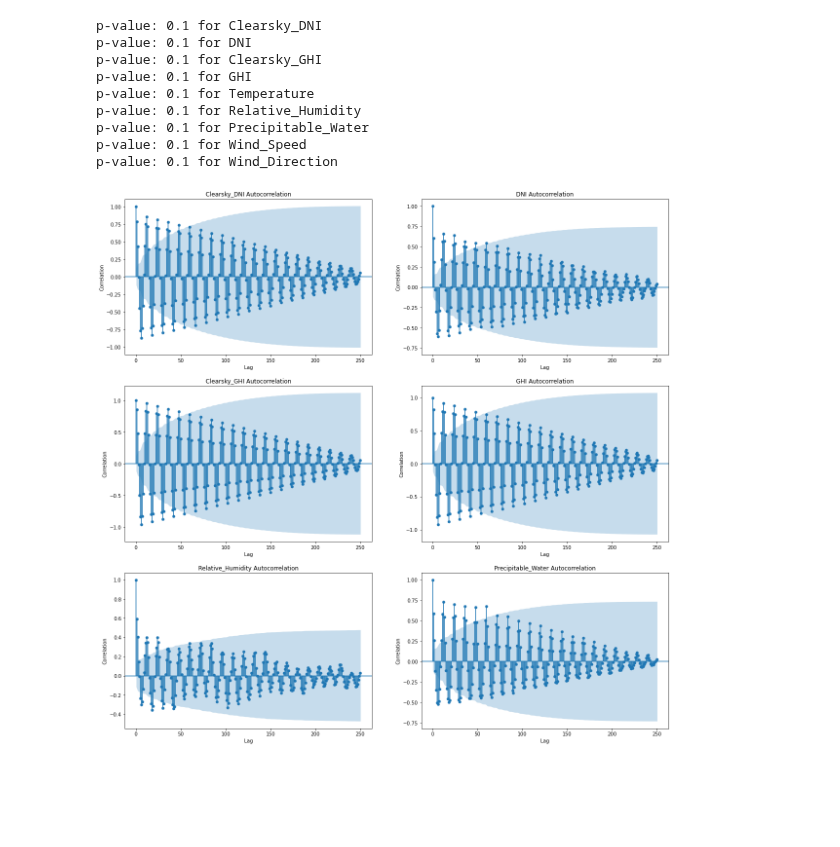
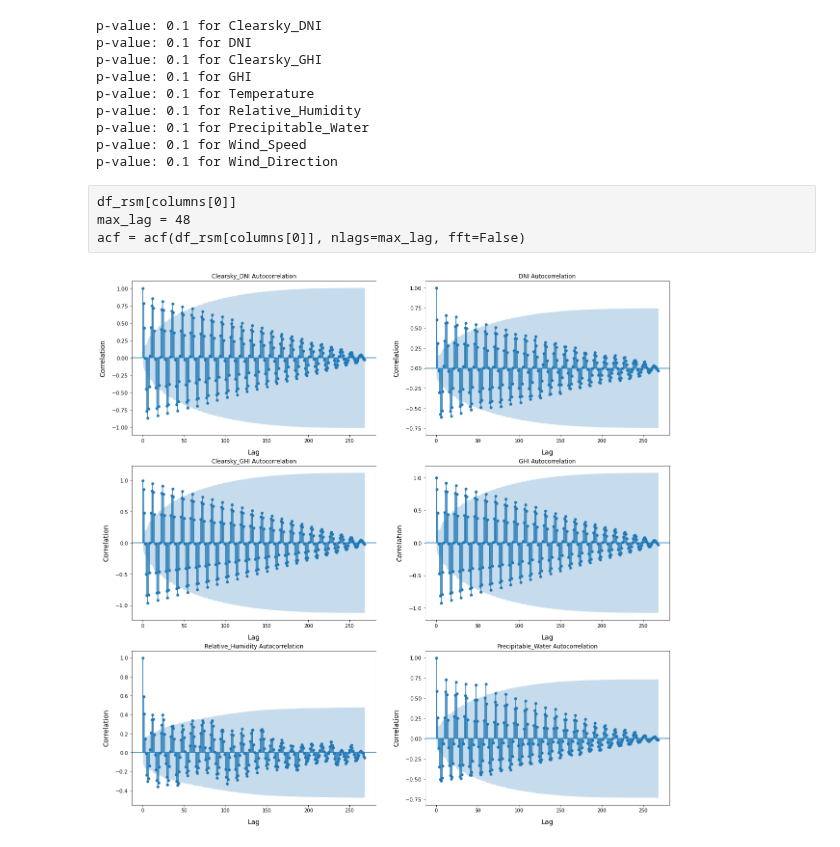
Before and after one commit to gamyers/solar-697, a Jupyter notebook: gm/notebooks/ts_arima.ipynb, the cells around one changed output. Drawn from its saved outputs; the diff is of its cells as text; code cells hidden in the pictures; blank space fills up the shorter version.

```diff
--- a/gm/notebooks/ts_arima.ipynb
+++ b/gm/notebooks/ts_arima.ipynb
@@ -167,10 +168,10 @@ print(cols)
 # %%
 adf_tests = []
 
-for col in cols:
+for col in columns:
     adf_tests.append(adfuller(df_rsm[col], autolag="AIC"))
 
-for col, test in zip(cols, adf_tests):
+for col, test in zip(columns, adf_tests):
     print(f"p-value: {test[1]} for {col}")
 # %% [output]
 p-value: 0.013929405390809384 for Clearsky_DNI
@@ -187,7 +188,7 @@ kpss_tests = []
 
 with warnings.catch_warnings():
     warnings.simplefilter("ignore")
-    for col in cols:
+    for col in columns:
         kpss_tests.append(kpss(df_rsm[col], regression="ct", nlags="auto"))
 
 for col, test in zip(cols, kpss_tests):
@@ -202,23 +203,26 @@ p-value: 0.1 for Relative_Humidity
 p-value: 0.1 for Precipitable_Water
 p-value: 0.1 for Wind_Speed
 p-value: 0.1 for Wind_Direction
-# %%
-max_lag = 250
-acf = acf(df_rsm[cols[0]], nlags=max_lag, fft=False)
+# %% [raw]
+df_rsm[columns[0]]
+max_lag = 48
+acf = acf(df_rsm[columns[0]], nlags=max_lag, fft=False)
 # %%
-max_lag = 250
-col_idx = [0, 1, 2, 3, 5, 6]
-fig, ax = plt.subplots(3, 2, figsize=(20, 20))
-ax = ax.flatten()
+def plot_autocorr(df, columns, column_idx, max_lag):
 
-for idx, col in enumerate(col_idx):
-    plot_acf(
-        df_rsm[cols[col]],
-        ax[idx],
-        lags=max_lag,
-        title=f"{cols[col]} Autocorrelation",
-    )
-    ax[idx].set_xlabel(r"Lag")
-    ax[idx].set_ylabel(r"Correlation")
+    fig, ax = plt.subplots(3, 2, figsize=(20, 20))
+    ax = ax.flatten()
+
+    for idx, col in enumerate(column_idx):
+        plot_acf(
+            df_rsm[columns[col]],
+            ax[idx],
+            lags=max_lag,
+            title=f"{columns[col]} Autocorrelation",
+        )
+        ax[idx].set_xlabel(r"Lag")
+        ax[idx].set_ylabel(r"Correlation")
-# %% [output]
-[figure, removed]
+# %%
+plot_autocorr(df_rsm, columns, [0, 1, 2, 3, 5, 6], 268)
+# %% [output]
+[figure, added]
```
Also changed, not shown: parts of 9 cells of this notebook.
